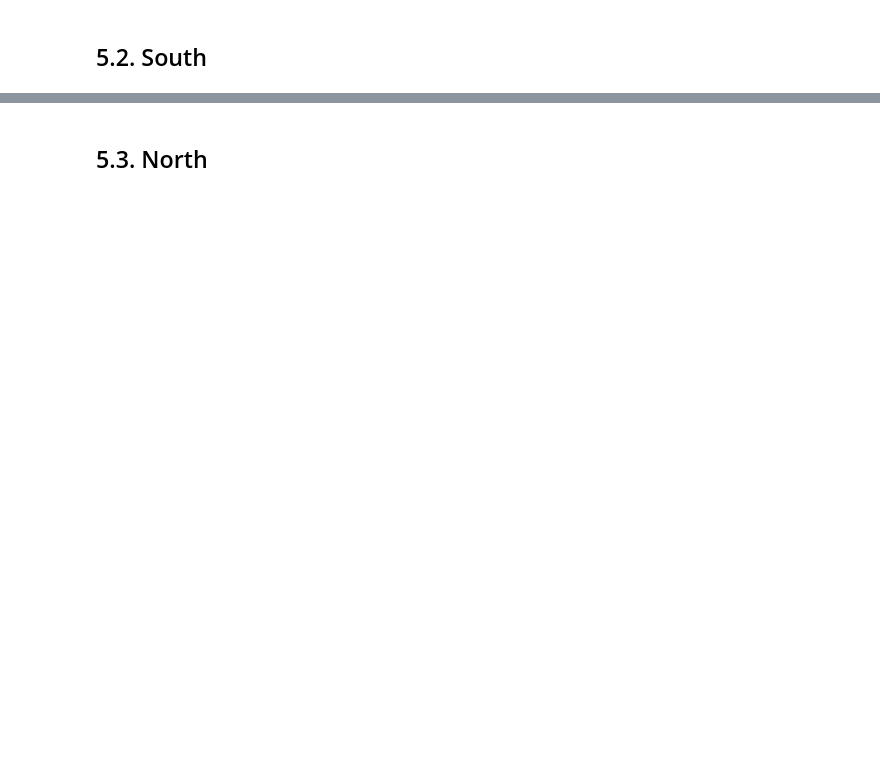
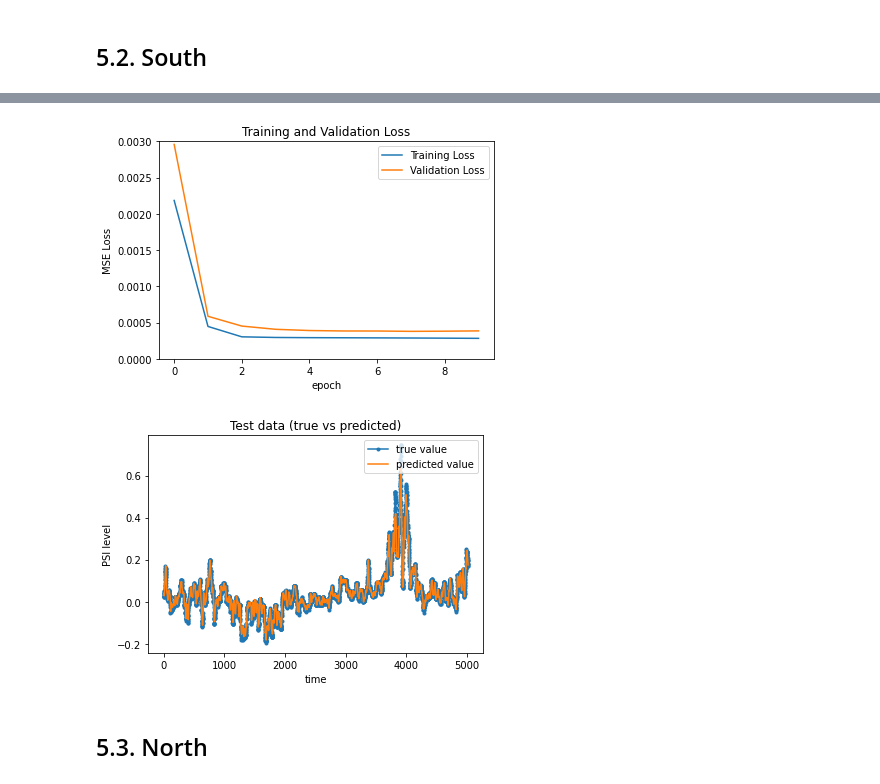
Before and after one commit to mrazizi/YapAiTek-Assessment, a Jupyter notebook: YapAiTek_Assessment.ipynb, the cells around one changed output, grey strips where cells are left out. Saved outputs shown, nothing was run; the diff lists cells and outputs as text; code cells hidden in the pictures; blank space fills up the shorter version.

```diff
--- a/YapAiTek_Assessment.ipynb
+++ b/YapAiTek_Assessment.ipynb
@@ -244,2 +316,6 @@ Epoch 10/10
 # %% [markdown]
 ## 5.2. South
+# %%
+X_train, y_train, X_test, y_test = select_data(df, 'south')
+south_model = create_and_train_model(X_train, y_train, X_test, y_test)
+# %% [output]
@@ -246,2 +342,4 @@ Epoch 10/10
+[figure, added]
+[figure, added]
 # %% [markdown]
 ## 5.3. North
```
Also changed, not shown: parts of 16 cells of this notebook.
